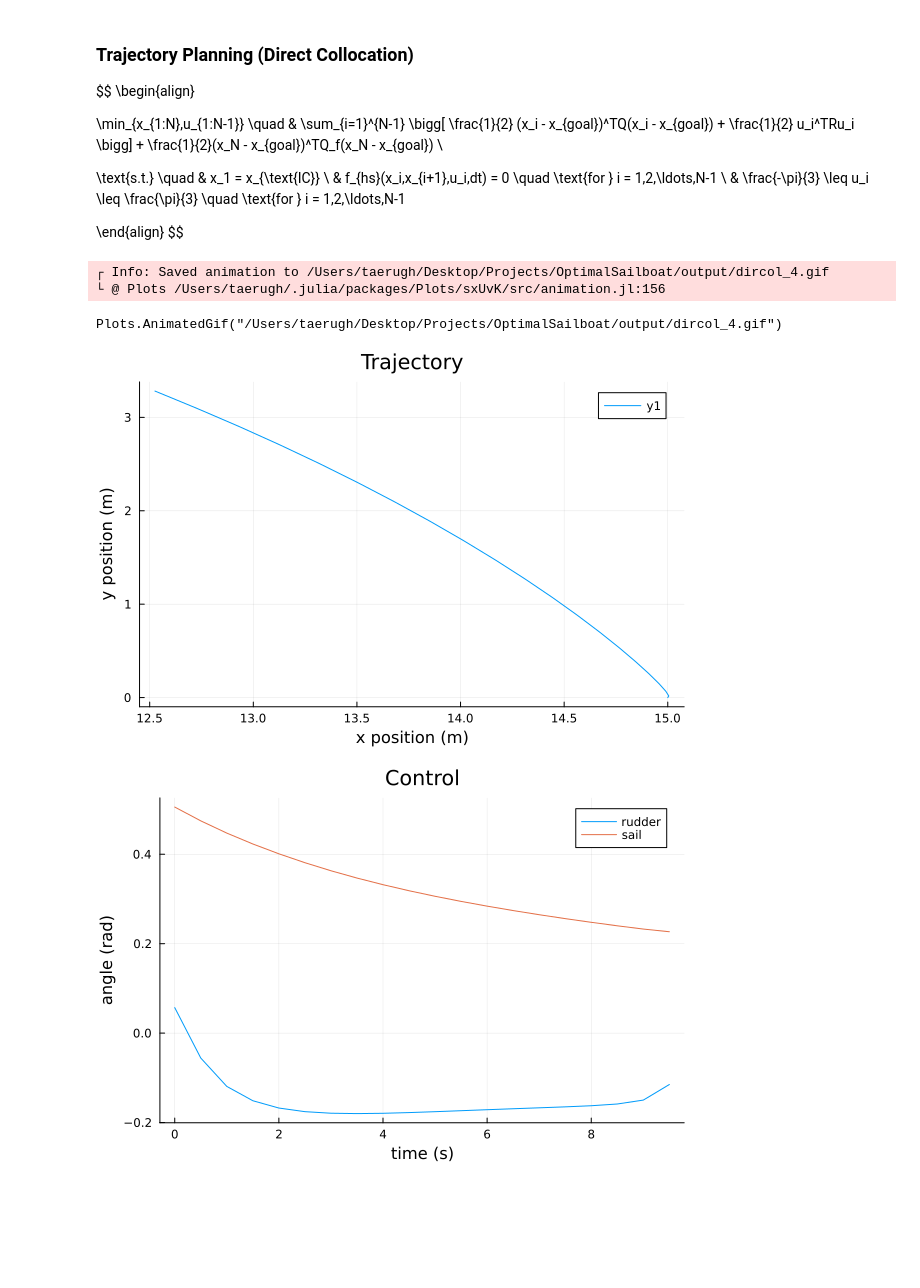
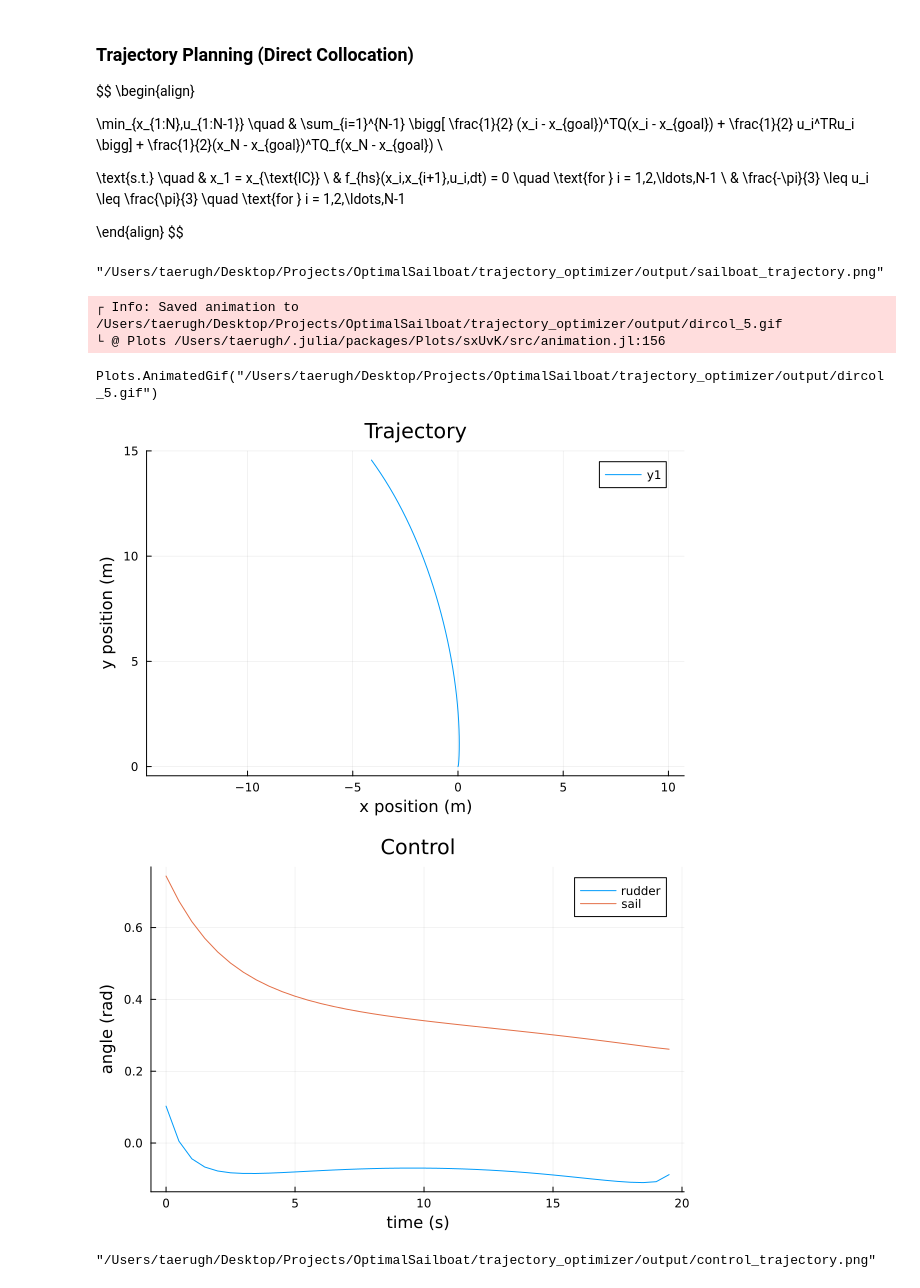
Before and after one commit to taerugh/OptimalSailboat, a Jupyter notebook: trajectory_optimizer/sailboat_dynamics.ipynb, the cells around one changed output. Cells and saved outputs as stored; diff of their text form; code cells hidden in the pictures; blank space fills up the shorter version.

Commit message:
dircol in python

```diff
--- a/trajectory_optimizer/sailboat_dynamics.ipynb
+++ b/trajectory_optimizer/sailboat_dynamics.ipynb
@@ -409,11 +422,8 @@ end
 function sailboat_equality_constraint(params::NamedTuple, Z::Vector)::Vector
     N, idx, xic, xg = params.N, params.idx, params.xic, params.xg
 
-    x1 = Z[idx.x[1]]
-    # xN = Z[idx.x[N]]
-
-    c = [x1 - xic; # initial condition
-        #  xN - xg;  # terminal constraint
+    c = [Z[idx.x[1]] - xic; # initial condition
+        #  Z[idx.x[N]] - xg;  # terminal constraint
          sailboat_dynamics_constraints(params, Z)]
 
     return c
@@ -474,33 +484,38 @@ end;
 # %%
 p = [0.03, 40, 6000, 200, 1500, 0.5, 0.5, 2, 300, 400, 0.2]
 Δt = 0.5
-tf = 10
+tf = 25
 nx = 5
 nu = 2
 
-xic = [15.0, 0.0, 2*π/3, 0.0, 0.0]
-xg = [-15.0, 5.0, 2*π/3, 0.0, 0.0]
+xic = [0.0, 0.0, π/2, 0.0, 0.0]
+xg = [-5.0, 15.0, 0.0, 0.0, 0.0]
 
 X, U, t_vec = solve_sailboat_trajectory(xic, xg, nu, p, tf, Δt; verbose=false);
+Xm = vec2mat(X)
+Um = vec2mat(U)
+# %%
+fig = plot_trajectory(Xm, Um, p, waypoints=[(xic[1],xic[2],"initial"), (xg[1],xg[2],"goal")], xlims=(-15,10), ylims=(-5,20))
+savefig(fig, "output/sailboat_trajectory.png")
+display(fig)
+# %% [output]
+"/Users/taerugh/Desktop/Projects/OptimalSailboat/trajectory_optimizer/output/sailboat_trajectory.png"
 # %%
 anim = @animate for i ∈ 1:length(t_vec)-1
     plot_scene(X[i], U[i], p, waypoints=[(xic[1],xic[2],"initial"), (xg[1],xg[2],"goal")])
 end
-gif(anim, "output/dircol_4.gif", fps = 15)
+gif(anim, "output/dircol_5.gif", fps = 15)
 # %% [output]
-┌ Info: Saved animation to /Users/taerugh/Desktop/Projects/OptimalSailboat/output/dircol_4.gif
+┌ Info: Saved animation to /Users/taerugh/Desktop/Projects/OptimalSailboat/trajectory_optimizer/output/dircol_5.gif
 └ @ Plots /Users/taerugh/.julia/packages/Plots/sxUvK/src/animation.jl:156
-Plots.AnimatedGif("/Users/taerugh/Desktop/Projects/OptimalSailboat/output/dircol_4.gif")
+Plots.AnimatedGif("/Users/taerugh/Desktop/Projects/OptimalSailboat/trajectory_optimizer/output/dircol_5.gif")
 # %%
-Xm = vec2mat(X)
-Um = vec2mat(U)
-
-display(plot(Xm[1,:],Xm[2,:], title = "Trajectory",
-        xlabel = "x position (m)", ylabel = "y position (m)"))
-
-display(plot(t_vec[1:end-1],Um[1:2,:]',title = "Control",
-        xlabel = "time (s)", ylabel = "angle (rad)",
-        label = ["rudder" "sail"]))
+fig = plot(t_vec[1:end-1],Um[1:2,:]',title = "Control",
+           xlabel = "time (s)", ylabel = "angle (rad)",
+           label = ["rudder" "sail"])
+display(fig)
+savefig(fig, "output/control_trajectory.png")
 # %% [output]
-[figure, old version]
+[figure, new version]
-[figure, old version]
+[figure, new version]
+"/Users/taerugh/Desktop/Projects/OptimalSailboat/trajectory_optimizer/output/control_trajectory.png"
```
Also changed, not shown: parts of 2 cells of this notebook, 9 other files.
